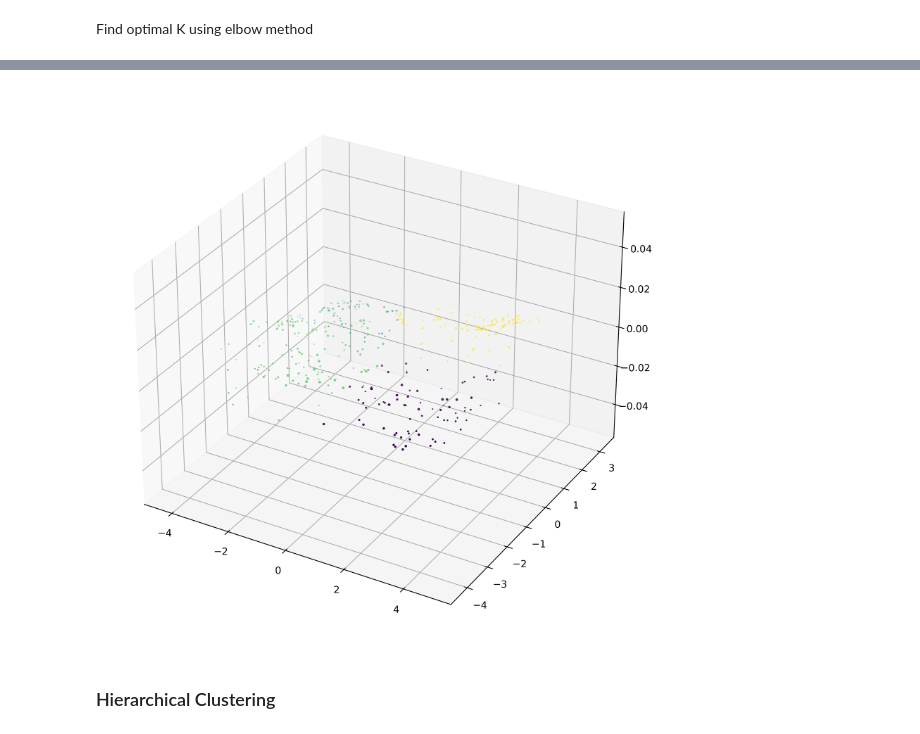
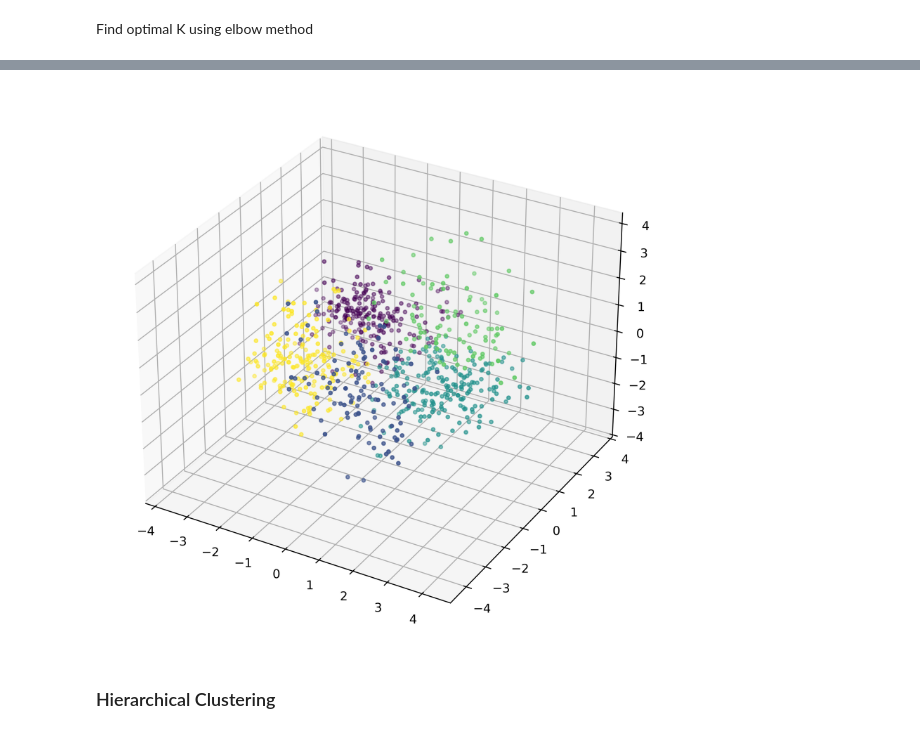
Before and after one commit to yahia997/SprintUp-AI-ML-project, a Jupyter notebook: notebooks/05_unsupervised_learning.ipynb, the cells around one changed output, grey strips where cells are left out. Saved outputs shown, nothing was run; the diff lists cells and outputs as text; code cells hidden in the pictures.

```diff
--- a/notebooks/05_unsupervised_learning.ipynb
+++ b/notebooks/05_unsupervised_learning.ipynb
@@ -34,13 +34,13 @@ plt.show()
 # %%
-km = KMeans(n_clusters=5)
+km = KMeans(n_clusters=5, random_state=40)
 km.fit(X, y)
 
-fig = plt.figure(dpi=400, figsize=(10, 10))
+fig = plt.figure(dpi=400, figsize=(8, 8))
 ax = fig.add_subplot(111, projection='3d')
-plt.scatter(X.iloc[:,0], X.iloc[:,1],X.iloc[:,2], c=km.labels_)
+ax.scatter(X.iloc[:,0], X.iloc[:,1],X.iloc[:,2], c=km.labels_, s=8)
 plt.show()
 # %% [output]
-[figure, old version]
+[figure, new version]
 # %% [markdown]
 ### Hierarchical Clustering
 # %%
```
Also changed, not shown: parts of 2 cells of this notebook, 14 other files.
